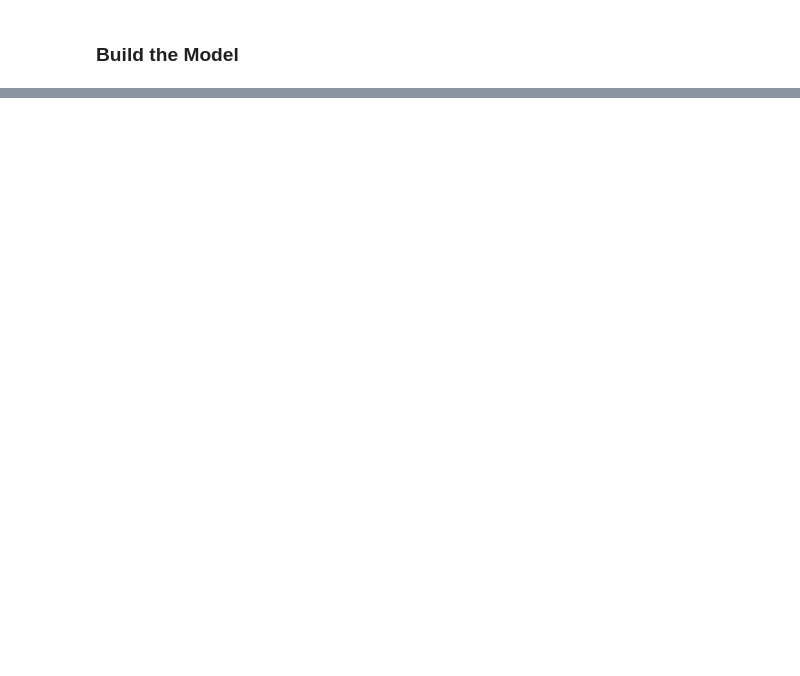
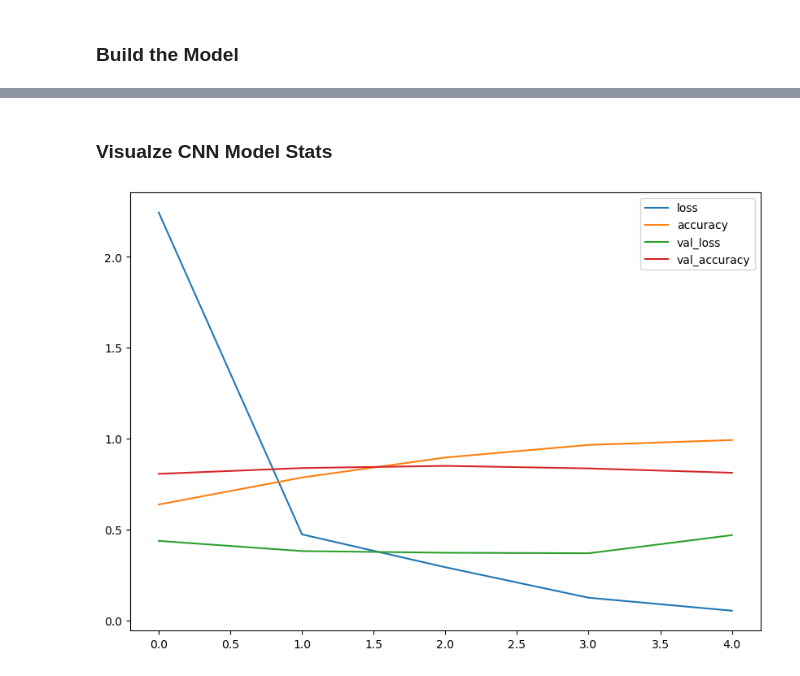
Before and after one commit to imagineLife/next-big-site, a Jupyter notebook: public/notebooks/pizza-steak-classifier.ipynb, the cells around one changed output, grey strips where cells are left out. Cells and saved outputs as stored; diff of their text form; code cells hidden in the pictures; blank space fills up the shorter version.

```diff
--- a/public/notebooks/pizza-steak-classifier.ipynb
+++ b/public/notebooks/pizza-steak-classifier.ipynb
@@ -152,8 +185,15 @@ tf.random.set_seed(42)
 imgW = 224
 imgH = 224
 maxScaleNumber = 255
+
+#
+# batch_size: limits amount of data in memory at once (in batches!)
+# 32 has become a regular starting place in the machine-learning world
+#
 imagesInABatch = 32
+
 # Preprocess data (get all of the pixel values between 1 and 0, also called scaling/normalization)
+# rescaling normalizes 0-255 values to 0-1
 train_datagen = ImageDataGenerator(rescale=1./maxScaleNumber)
 valid_datagen = ImageDataGenerator(rescale=1./maxScaleNumber)
 
@@ -161,7 +201,9 @@ valid_datagen = ImageDataGenerator(rescale=1./maxScaleNumber)
 train_dir = "pizza_steak/train/"
 test_dir = "pizza_steak/test/"
 
-# Import data from directories and turn it into batches
+#
+# BATCH the data
+#
 train_data = train_datagen.flow_from_directory(train_dir,
                                                batch_size=imagesInABatch, # number of images to process at a time
                                                target_size=(imgW, imgH), # convert all images to be 224 x 224
@@ -173,6 +215,12 @@ valid_data = valid_datagen.flow_from_directory(test_dir,
                                                target_size=(imgW, imgH),
                                                class_mode="binary",
                                                seed=42)
+# for later modeling
+test_data = valid_datagen.flow_from_directory(test_dir,
+                                               batch_size=imagesInABatch,
+                                               target_size=(imgW, imgH),
+                                               class_mode="binary",
+                                               seed=42)
 # %% [output]
 Found 1500 images belonging to 2 classes.
 Found 500 images belonging to 2 classes.
@@ -211,0 +453,13 @@ KeyboardInterrupt:
+# %%
+m4 = Sequential([
+  Conv2D(filters=10,
+         kernel_size=3,
+         strides=1,
+         padding='valid',
+         activation='relu',
+         input_shape=(224, 224, 3)), # input layer (specify input shape)
+  Conv2D(10, 3, activation='relu'),
+  Conv2D(10, 3, activation='relu'),
+  Flatten(),
+  Dense(1, activation='sigmoid') # output layer (specify output shape)
+])
@@ -211,0 +468,5 @@ KeyboardInterrupt:
+# %%
+# Compile the model
+m4.compile(loss='binary_crossentropy',
+                optimizer=Adam(),
+                metrics=['accuracy'])
@@ -211,0 +475,7 @@ KeyboardInterrupt:
+# %%
+# Fit the model
+m4History = m4.fit(train_data,
+                        epochs=5,
+                        steps_per_epoch=len(train_data),
+                        validation_data=test_data,
+                        validation_steps=len(test_data))
@@ -211,0 +517,6 @@ KeyboardInterrupt:
+# %% [markdown]
+### Visualze CNN Model Stats
+# %%
+pd.DataFrame(m4History.history).plot(figsize=(10, 7));
+# %% [output]
+[figure, added]
```
Also changed, not shown: parts of 32 cells of this notebook.
